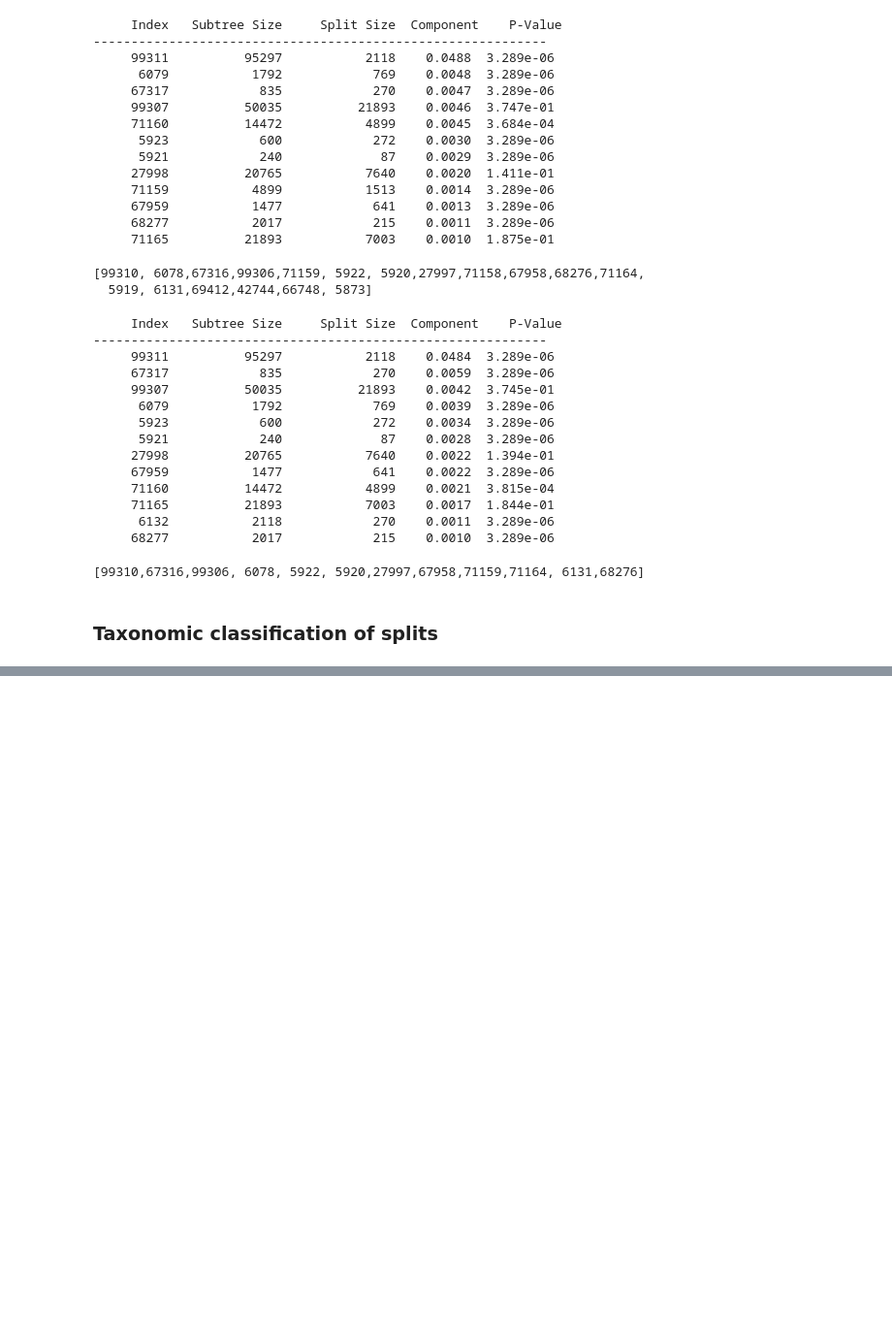
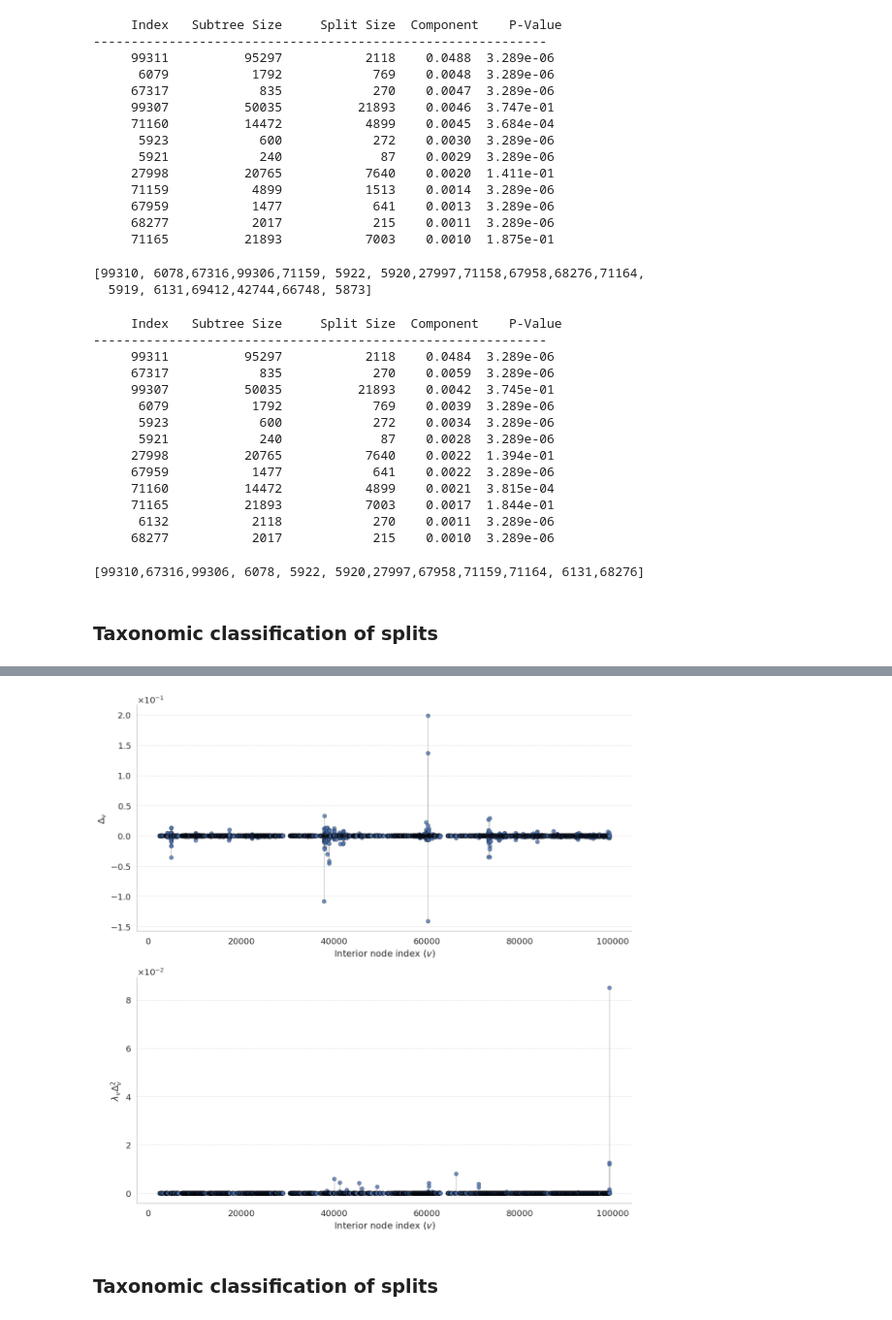
Before and after one commit to spsvihla/pcms, a Jupyter notebook: notebooks/haar_like_wavelets_level_of_significance.ipynb, the cells around one changed output, grey strips where cells are left out. Shown at 97% size. Cells and saved outputs as stored; diff of their text form; code cells hidden in the pictures; blank space fills up the shorter version.

```diff
--- a/notebooks/haar_like_wavelets_level_of_significance.ipynb
+++ b/notebooks/haar_like_wavelets_level_of_significance.ipynb
@@ -1088,0 +1244,74 @@ plt.show()
+# %%
+sns.set(style="whitegrid", font_scale=1.2)
+
+# Create figure and two subplots side by side
+fig, (ax1, ax2) = plt.subplots(2, 1, figsize=(12, 12), sharey=False)
+
+# --- Plot 1: coords plot ---
+idx = np.where(hl_coords)[0]
+y = hl_coords[idx]
+x = idx
+# Scatter points colored by value with better aesthetics
+ax1.scatter(
+    x, y,
+    s=40,
+    alpha=0.8,
+    edgecolors='black',
+    linewidth=0.3,
+    zorder=3
+)
+# Draw vertical lines behind scatter points
+ax1.vlines(
+    x=x,
+    ymin=0,
+    ymax=y,
+    colors='gray',
+    alpha=0.5,
+    linewidth=1,
+    zorder=1
+)
+ax1.set_xlabel('Interior node index ($v$)', fontsize=14)
+ax1.set_ylabel(r'$\Delta_v$', fontsize=14)
+ax1.yaxis.grid(True, linestyle='--', linewidth=0.7, alpha=0.7)
+ax1.xaxis.grid(False)
+ax1.yaxis.set_major_formatter(ScalarFormatter(useMathText=True))
+ax1.ticklabel_format(axis='y', style='sci', scilimits=(0,0))
+sns.despine(ax=ax1)
+
+# --- Plot 2: dh_coords plot ---
+idx = np.where(dh_comps)[0]
+y = dh_comps[idx]
+x = idx
+# Scatter points with subtle edge for clarity
+ax2.scatter(
+    x, y,
+    s=40,
+    alpha=0.8,
+    edgecolors='black',
+    linewidth=0.3,
+    zorder=3
+)
+# Vertical lines behind scatter points
+ax2.vlines(
+    x=x,
+    ymin=0,
+    ymax=y,
+    colors='gray',
+    alpha=0.5,
+    linewidth=1,
+    zorder=1
+)
+ax2.set_xlabel('Interior node index ($v$)', fontsize=14)
+ax2.set_ylabel(r'$\lambda_v \Delta_v^2$', fontsize=14)
+ax2.yaxis.grid(True, linestyle='--', linewidth=0.7, alpha=0.7)
+ax2.xaxis.grid(False)
+ax2.yaxis.set_major_formatter(ScalarFormatter(useMathText=True))
+ax2.ticklabel_format(axis='y', style='sci', scilimits=(0,0))
+sns.despine(ax=ax2)
+
+plt.tight_layout()
+plt.show()
+# %% [output]
+[figure, added]
+# %% [markdown]
+### Taxonomic classification of splits
```
Also changed, not shown: parts of 42 cells of this notebook, 3 other files.
